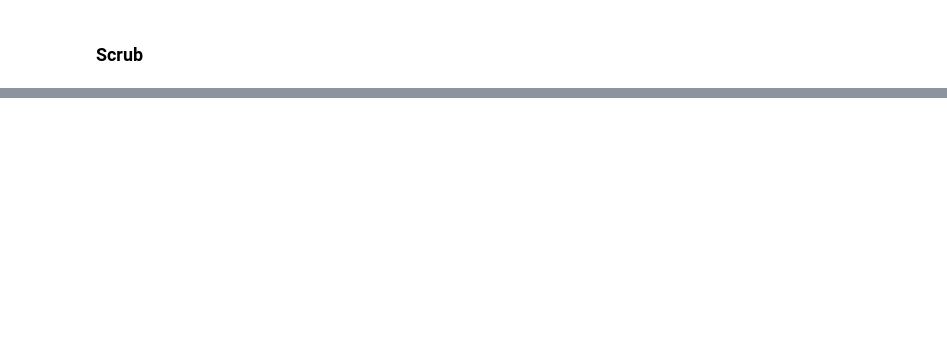
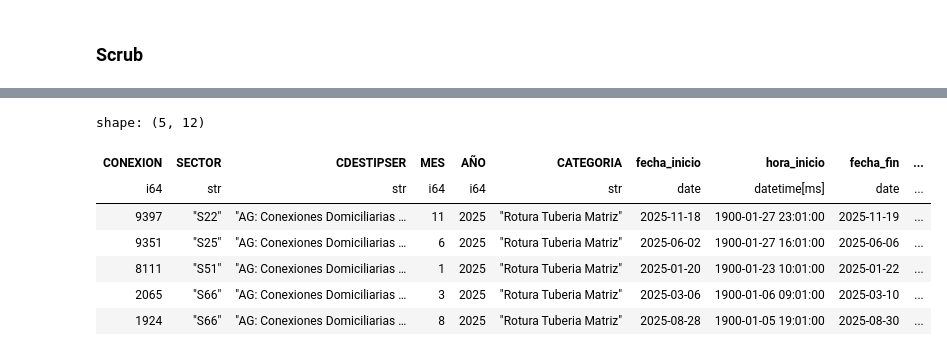
Before and after one commit to khar20/datathon-sunass, a Jupyter notebook: main.ipynb, the cells around one changed output, grey strips where cells are left out. Drawn from its saved outputs; the diff is of its cells as text; code cells hidden in the pictures; blank space fills up the shorter version.

```diff
--- a/main.ipynb
+++ b/main.ipynb
@@ -23,0 +69,21 @@ shape: (5, 12)
+# %%
+# 2. Inconsistencias gráficas: switch lat y long
+
+#mal_coords = pl.when()
+
+df_02 = df_02.with_columns(
+    pl.when((pl.col('latitud') <= -6) | (pl.col('longitud') >= -82)).then(pl.col('longitud')).otherwise(pl.col('latitud')),
+    pl.when((pl.col('latitud') <= -6) | (pl.col('longitud') >= -82)).then(pl.col('latitud')).otherwise(pl.col('longitud'))
+)
+
+df_02.unique()
+df_02.head()
+# %% [output]
+shape: (5, 12)
+| CONEXION | SECTOR | CDESTIPSER | MES | AÑO | CATEGORIA | fecha_inicio | hora_inicio | fecha_fin | ... |
+| i64 | str | str | i64 | i64 | str | date | datetime[ms] | date | ... |
+| 9397 | "S22" | "AG: Conexiones Domiciliarias … | 11 | 2025 | "Rotura Tuberia Matriz" | 2025-11-18 | 1900-01-27 23:01:00 | 2025-11-19 | ... |
+| 9351 | "S25" | "AG: Conexiones Domiciliarias … | 6 | 2025 | "Rotura Tuberia Matriz" | 2025-06-02 | 1900-01-27 16:01:00 | 2025-06-06 | ... |
+| 8111 | "S51" | "AG: Conexiones Domiciliarias … | 1 | 2025 | "Rotura Tuberia Matriz" | 2025-01-20 | 1900-01-23 10:01:00 | 2025-01-22 | ... |
+| 2065 | "S66" | "AG: Conexiones Domiciliarias … | 3 | 2025 | "Rotura Tuberia Matriz" | 2025-03-06 | 1900-01-06 09:01:00 | 2025-03-10 | ... |
+| 1924 | "S66" | "AG: Conexiones Domiciliarias … | 8 | 2025 | "Rotura Tuberia Matriz" | 2025-08-28 | 1900-01-05 19:01:00 | 2025-08-30 | ... |
```
Also changed, not shown: parts of 6 cells of this notebook.
